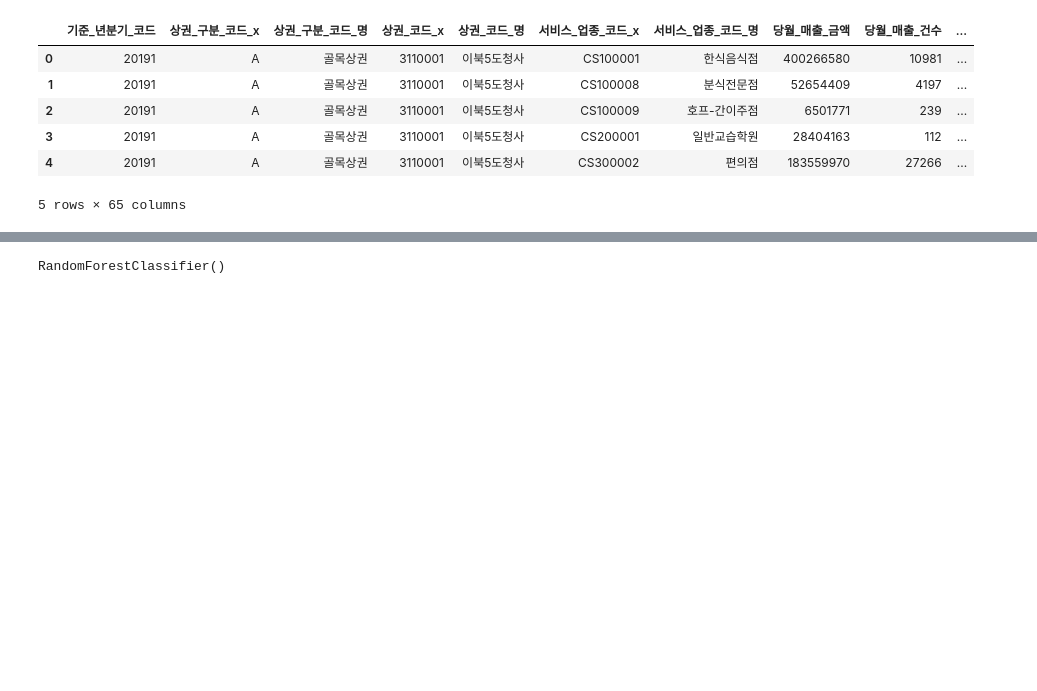
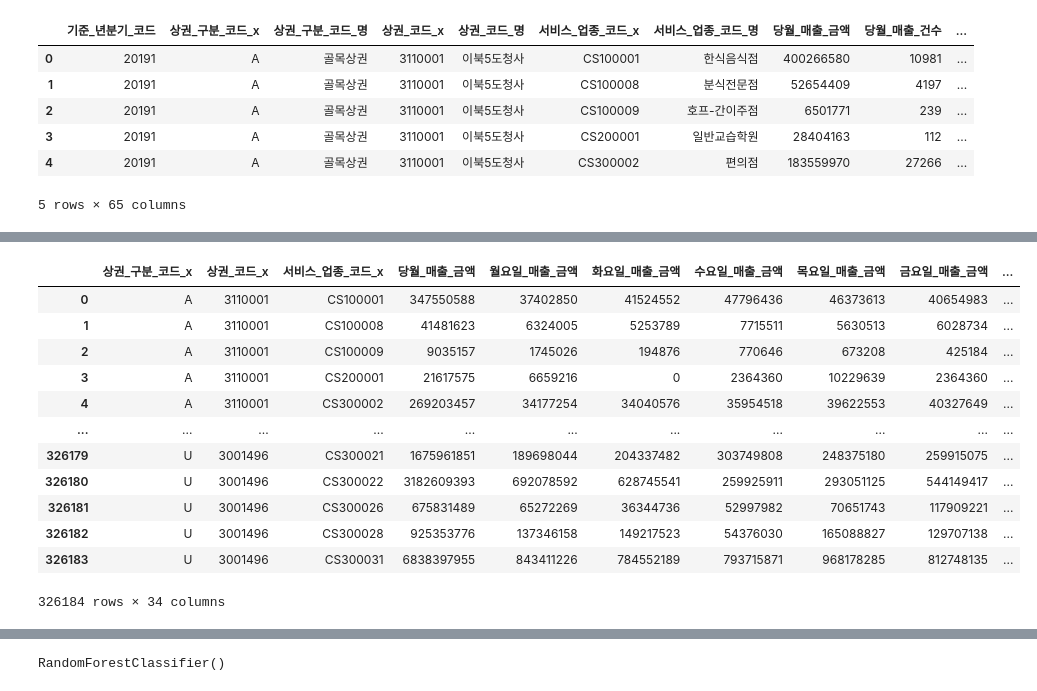
Before and after one commit to SKNETWORKS-FAMILY-AICAMP/SKN13-2nd-4TEAM, a Jupyter notebook: data/eda_and_preprocessing.ipynb, the cells around one changed output, grey strips where cells are left out. Drawn from its saved outputs; the diff is of its cells as text; code cells hidden in the pictures; blank space fills up the shorter version.

```diff
--- a/data/eda_and_preprocessing.ipynb
+++ b/data/eda_and_preprocessing.ipynb
@@ -154,0 +197,34 @@ dtype: int64
+# %%
+# 전처리: 연도/분기 분리
+df['연도'] = df['기준_년분기_코드'] // 10
+df['분기'] = df['기준_년분기_코드'] % 10
+
+# 전년도 데이터 생성
+df_prev = df.copy()
+df_prev['연도'] -= 1
+
+# 필요한 열만 선택
+df_prev = df_prev[
+    ['연도', '분기', '상권_구분_코드_x', '상권_코드_x', '서비스_업종_코드_x', '당월_매출_금액', '유사_업종_점포_수']
+]
+df_prev.columns = [col + '_prev' if col not in ['연도', '분기'] else col for col in df_prev.columns]
+
+# merge
+df_merged = pd.merge(
+    df,
+    df_prev,
+    how='left',
+    left_on=['연도', '분기', '상권_구분_코드_x', '상권_코드_x', '서비스_업종_코드_x'],
+    right_on=['연도', '분기', '상권_구분_코드_x_prev', '상권_코드_x_prev', '서비스_업종_코드_x_prev']
+)
+
+# 파생변수 생성: 변화량
+df_merged['당월_매출_금액_증감'] = df_merged['당월_매출_금액'] - df_merged['당월_매출_금액_prev']
+df_merged['유사_업종_점포_수_증감'] = df_merged['유사_업종_점포_수'] - df_merged['유사_업종_점포_수_prev']
+
+# 2019년 데이터 제거
+df_final = df_merged[df_merged['연도'] >= 2020].reset_index(drop=True)
+
+prev_cols = [col for col in df_final.columns if col.endswith('_prev')]
+df_final.drop(columns=prev_cols, inplace=True)
+df_final.drop(columns='기준_년분기_코드', inplace=True)
@@ -154,0 +251,4 @@ dtype: int64
+# %%
+diff_cols = [col for col in df_final.columns if col.endswith('_증감')]
+df_final = df_final.dropna(subset=diff_cols).reset_index(drop=True)
+df_final.shape
@@ -154,0 +257,3 @@ dtype: int64
+# %%
+pd.set_option('display.float_format', '{:.2f}'.format)
+df_final.describe()
@@ -154,0 +271,17 @@ dtype: int64
+# %%
+df_final = df_final.sort_values(by = ['연도', '분기']).reset_index(drop=True)
+df_final
+# %% [output]
+|  | 상권_구분_코드_x | 상권_코드_x | 서비스_업종_코드_x | 당월_매출_금액 | 월요일_매출_금액 | 화요일_매출_금액 | 수요일_매출_금액 | 목요일_매출_금액 | 금요일_매출_금액 | ... |
+| 0 | A | 3110001 | CS100001 | 347550588 | 37402850 | 41524552 | 47796436 | 46373613 | 40654983 | ... |
+| 1 | A | 3110001 | CS100008 | 41481623 | 6324005 | 5253789 | 7715511 | 5630513 | 6028734 | ... |
+| 2 | A | 3110001 | CS100009 | 9035157 | 1745026 | 194876 | 770646 | 673208 | 425184 | ... |
+| 3 | A | 3110001 | CS200001 | 21617575 | 6659216 | 0 | 2364360 | 10229639 | 2364360 | ... |
+| 4 | A | 3110001 | CS300002 | 269203457 | 34177254 | 34040576 | 35954518 | 39622553 | 40327649 | ... |
+| ... | ... | ... | ... | ... | ... | ... | ... | ... | ... | ... |
+| 326179 | U | 3001496 | CS300021 | 1675961851 | 189698044 | 204337482 | 303749808 | 248375180 | 259915075 | ... |
+| 326180 | U | 3001496 | CS300022 | 3182609393 | 692078592 | 628745541 | 259925911 | 293051125 | 544149417 | ... |
+| 326181 | U | 3001496 | CS300026 | 675831489 | 65272269 | 36344736 | 52997982 | 70651743 | 117909221 | ... |
+| 326182 | U | 3001496 | CS300028 | 925353776 | 137346158 | 149217523 | 54376030 | 165088827 | 129707138 | ... |
+| 326183 | U | 3001496 | CS300031 | 6838397955 | 843411226 | 784552189 | 793715871 | 968178285 | 812748135 | ... |
+326184 rows × 34 columns
```
Also changed, not shown: parts of 37 cells of this notebook.
